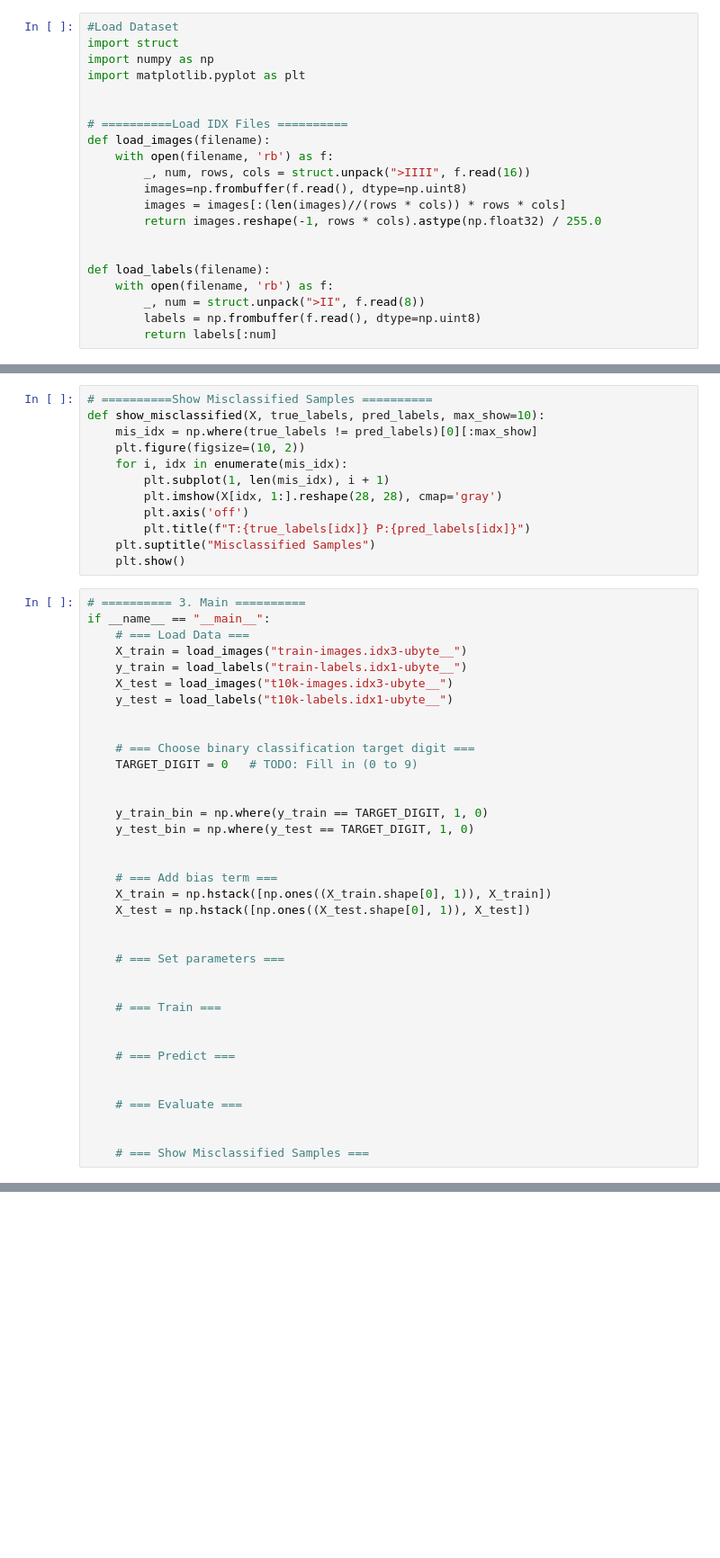
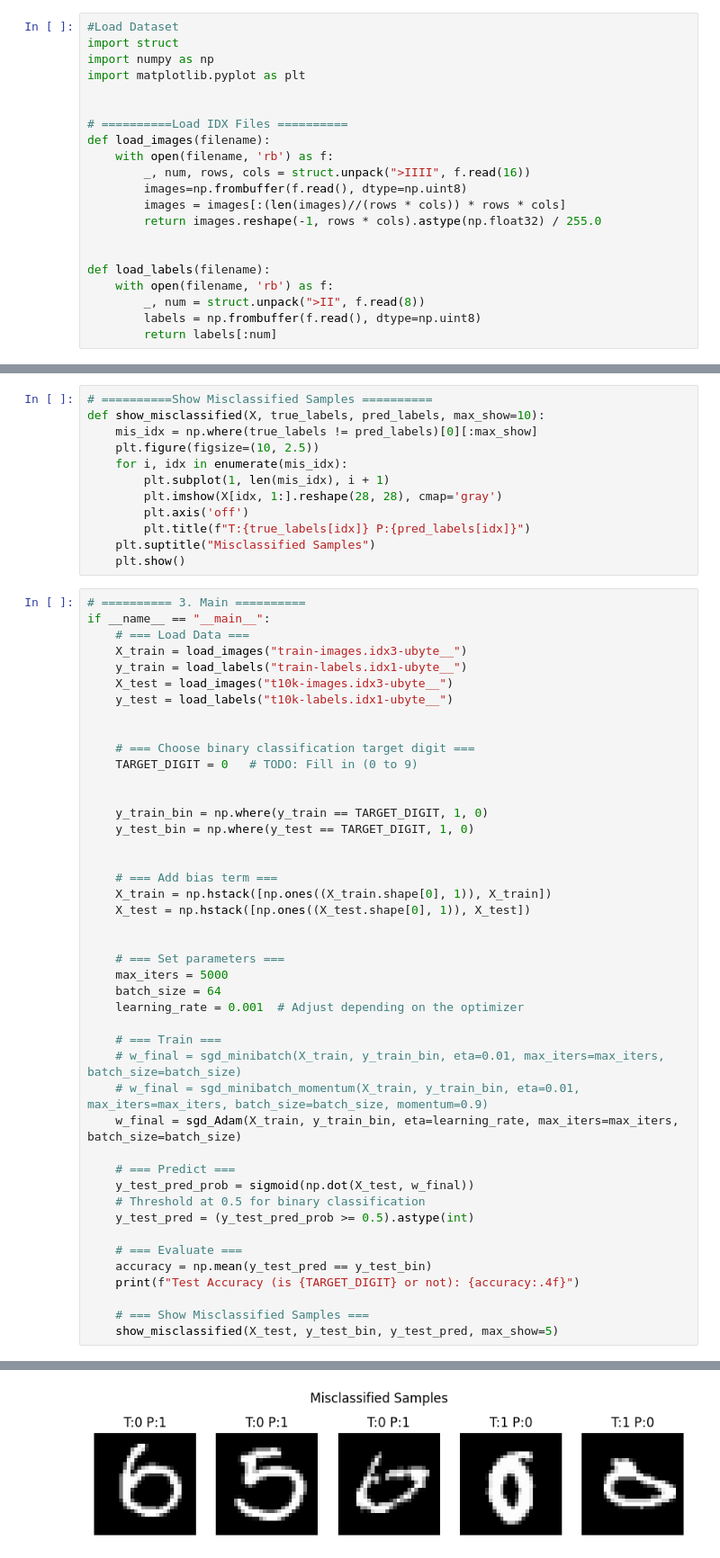
Before and after one commit to Vincent-Lien/NYCU_ML_2025, a Jupyter notebook: HW2/2. GD/GD.ipynb, the cells around one changed output, grey strips where cells are left out. Shown at 90% size. Drawn from its saved outputs; the diff is of its cells as text; blank space fills up the shorter version.

```diff
--- a/HW2/2. GD/GD.ipynb
+++ b/HW2/2. GD/GD.ipynb
@@ -49,7 +131,7 @@ def sgd_Adam(X, y, eta=0.001, max_iters=10000, batch_size=64, beta1=0.9, beta2=0
 # ==========Show Misclassified Samples ==========
 def show_misclassified(X, true_labels, pred_labels, max_show=10):
     mis_idx = np.where(true_labels != pred_labels)[0][:max_show]
-    plt.figure(figsize=(10, 2))
+    plt.figure(figsize=(10, 2.5))
     for i, idx in enumerate(mis_idx):
         plt.subplot(1, len(mis_idx), i + 1)
         plt.imshow(X[idx, 1:].reshape(28, 28), cmap='gray')
@@ -81,15 +163,24 @@ if __name__ == "__main__":
 
 
     # === Set parameters ===
-
+    max_iters = 5000
+    batch_size = 64
+    learning_rate = 0.001  # Adjust depending on the optimizer
 
     # === Train ===
-
+    # w_final = sgd_minibatch(X_train, y_train_bin, eta=0.01, max_iters=max_iters, batch_size=batch_size)
+    # w_final = sgd_minibatch_momentum(X_train, y_train_bin, eta=0.01, max_iters=max_iters, batch_size=batch_size, momentum=0.9)
+    w_final = sgd_Adam(X_train, y_train_bin, eta=learning_rate, max_iters=max_iters, batch_size=batch_size)
 
     # === Predict ===
-
+    y_test_pred_prob = sigmoid(np.dot(X_test, w_final))
+    # Threshold at 0.5 for binary classification
+    y_test_pred = (y_test_pred_prob >= 0.5).astype(int)
 
     # === Evaluate ===
-
+    accuracy = np.mean(y_test_pred == y_test_bin)
+    print(f"Test Accuracy (is {TARGET_DIGIT} or not): {accuracy:.4f}")
 
     # === Show Misclassified Samples ===
+    show_misclassified(X_test, y_test_bin, y_test_pred, max_show=5)
+# %% [output]
@@ -95,0 +188 @@ if __name__ == "__main__":
+[figure, added]
```
Also changed, not shown: parts of 2 cells of this notebook, 1 other file.
